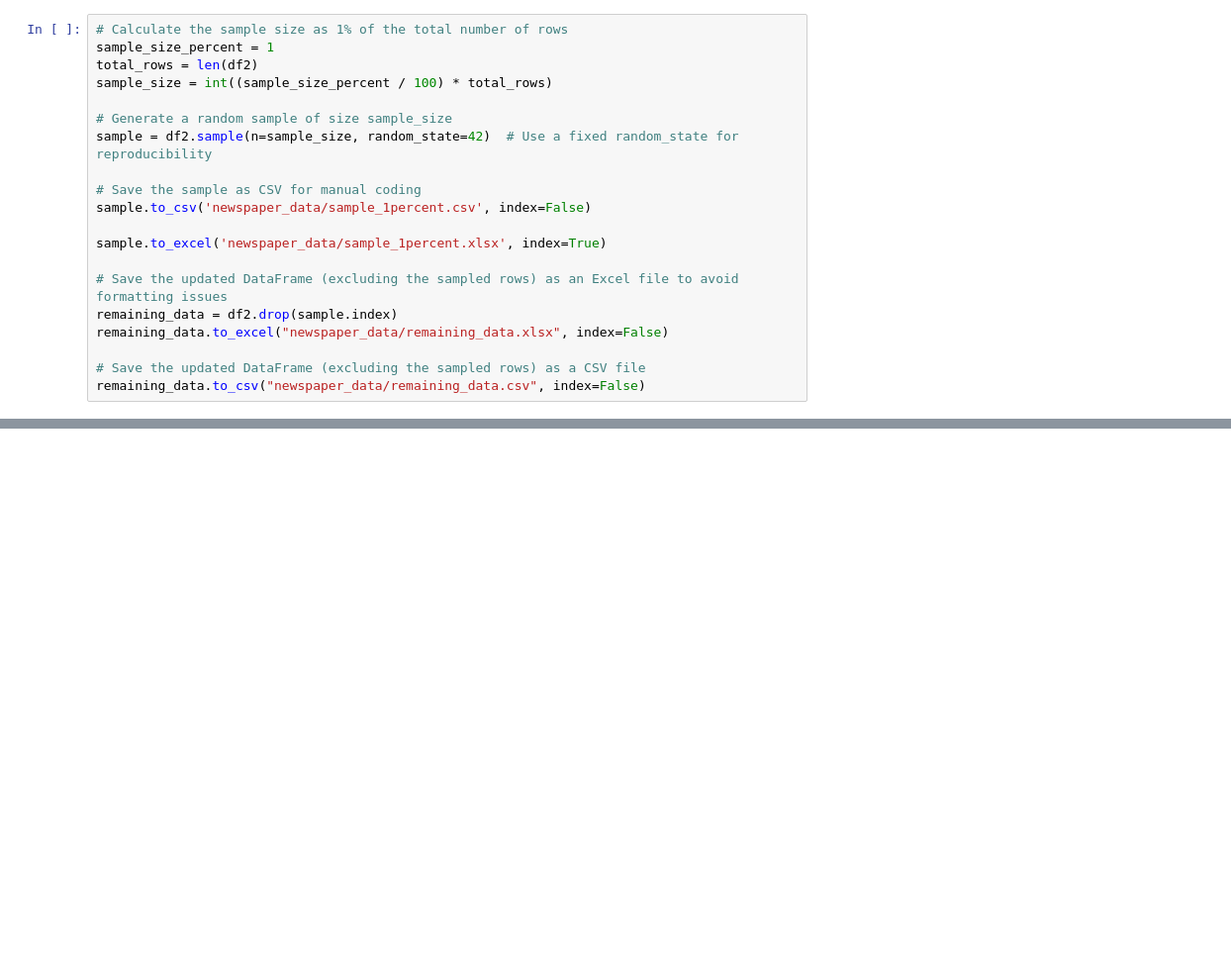
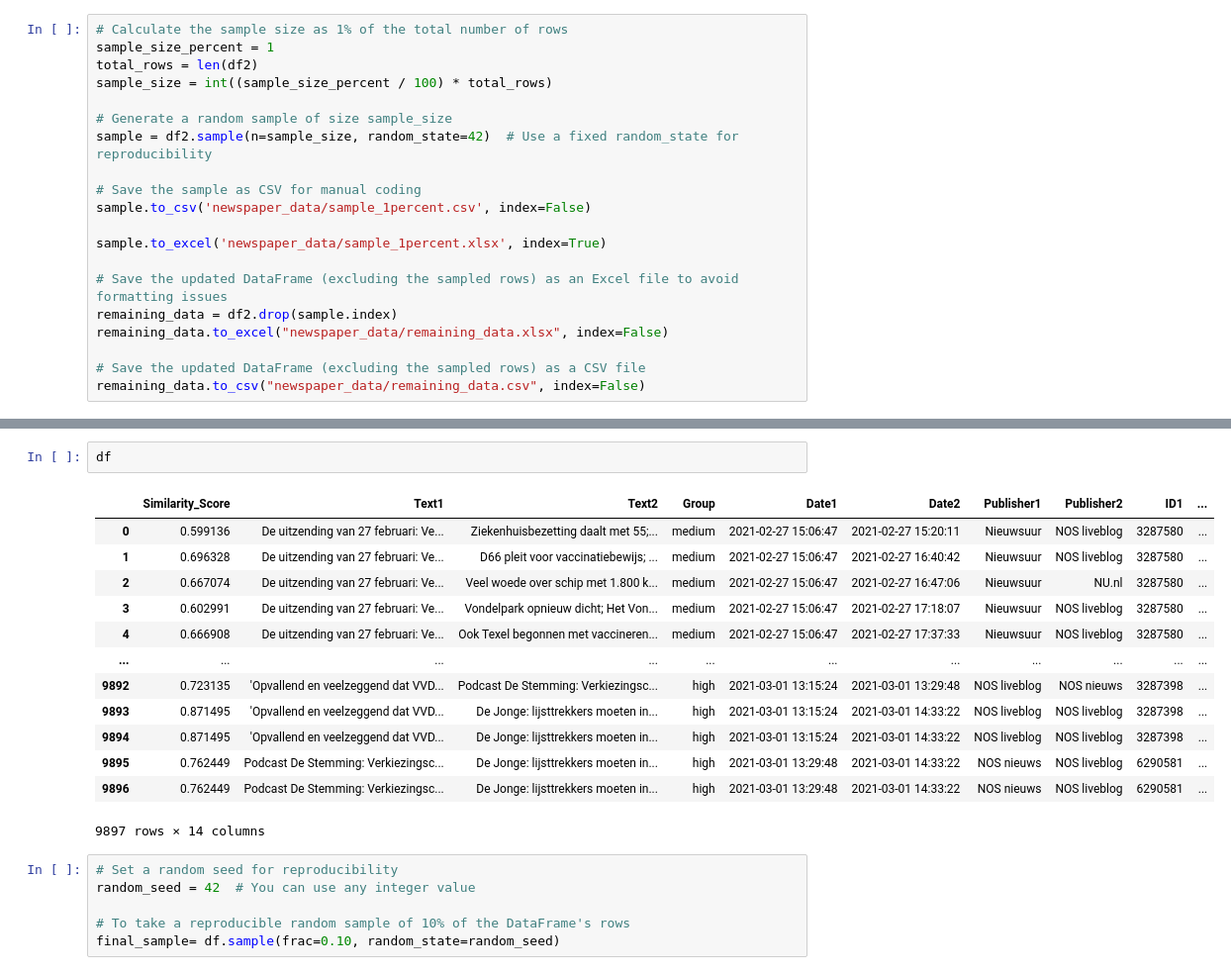
Before and after one commit to psyronika/LLM_validate, a Jupyter notebook: src/data-processing/1_prepare.ipynb, the cells around one changed output, grey strips where cells are left out. Shown at 99% size. Saved outputs shown, nothing was run; the diff lists cells and outputs as text; blank space fills up the shorter version.

```diff
--- a/src/data-processing/1_prepare.ipynb
+++ b/src/data-processing/1_prepare.ipynb
@@ -721,0 +716,22 @@ sample
+# %%
+df
+# %% [output]
+|  | Similarity_Score | Text1 | Text2 | Group | Date1 | Date2 | Publisher1 | Publisher2 | ID1 | ... |
+| 0 | 0.599136 | De uitzending van 27 februari: Ve... | Ziekenhuisbezetting daalt met 55;... | medium | 2021-02-27 15:06:47 | 2021-02-27 15:20:11 | Nieuwsuur | NOS liveblog | 3287580 | ... |
+| 1 | 0.696328 | De uitzending van 27 februari: Ve... | D66 pleit voor vaccinatiebewijs; ... | medium | 2021-02-27 15:06:47 | 2021-02-27 16:40:42 | Nieuwsuur | NOS liveblog | 3287580 | ... |
+| 2 | 0.667074 | De uitzending van 27 februari: Ve... | Veel woede over schip met 1.800 k... | medium | 2021-02-27 15:06:47 | 2021-02-27 16:47:06 | Nieuwsuur | NU.nl | 3287580 | ... |
+| 3 | 0.602991 | De uitzending van 27 februari: Ve... | Vondelpark opnieuw dicht; Het Von... | medium | 2021-02-27 15:06:47 | 2021-02-27 17:18:07 | Nieuwsuur | NOS liveblog | 3287580 | ... |
+| 4 | 0.666908 | De uitzending van 27 februari: Ve... | Ook Texel begonnen met vaccineren... | medium | 2021-02-27 15:06:47 | 2021-02-27 17:37:33 | Nieuwsuur | NOS liveblog | 3287580 | ... |
+| ... | ... | ... | ... | ... | ... | ... | ... | ... | ... | ... |
+| 9892 | 0.723135 | 'Opvallend en veelzeggend dat VVD... | Podcast De Stemming: Verkiezingsc... | high | 2021-03-01 13:15:24 | 2021-03-01 13:29:48 | NOS liveblog | NOS nieuws | 3287398 | ... |
+| 9893 | 0.871495 | 'Opvallend en veelzeggend dat VVD... | De Jonge: lijsttrekkers moeten in... | high | 2021-03-01 13:15:24 | 2021-03-01 14:33:22 | NOS liveblog | NOS liveblog | 3287398 | ... |
+| 9894 | 0.871495 | 'Opvallend en veelzeggend dat VVD... | De Jonge: lijsttrekkers moeten in... | high | 2021-03-01 13:15:24 | 2021-03-01 14:33:22 | NOS liveblog | NOS liveblog | 3287398 | ... |
+| 9895 | 0.762449 | Podcast De Stemming: Verkiezingsc... | De Jonge: lijsttrekkers moeten in... | high | 2021-03-01 13:29:48 | 2021-03-01 14:33:22 | NOS nieuws | NOS liveblog | 6290581 | ... |
+| 9896 | 0.762449 | Podcast De Stemming: Verkiezingsc... | De Jonge: lijsttrekkers moeten in... | high | 2021-03-01 13:29:48 | 2021-03-01 14:33:22 | NOS nieuws | NOS liveblog | 6290581 | ... |
+9897 rows × 14 columns
+# %%
+# Set a random seed for reproducibility
+random_seed = 42  # You can use any integer value
+
+# To take a reproducible random sample of 10% of the DataFrame's rows
+final_sample= df.sample(frac=0.10, random_state=random_seed)
```
Also changed, not shown: parts of 10 cells of this notebook, 4 other files.
